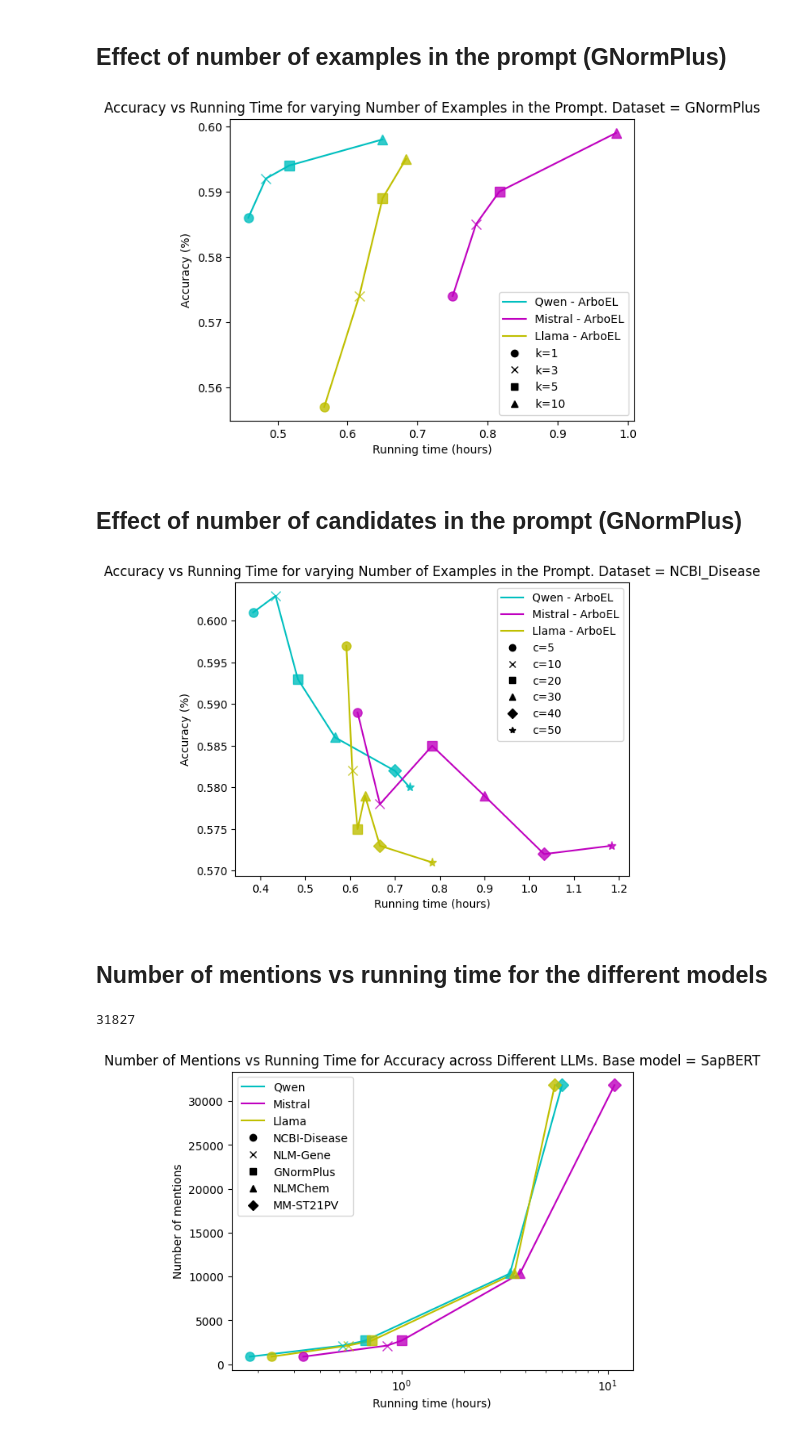
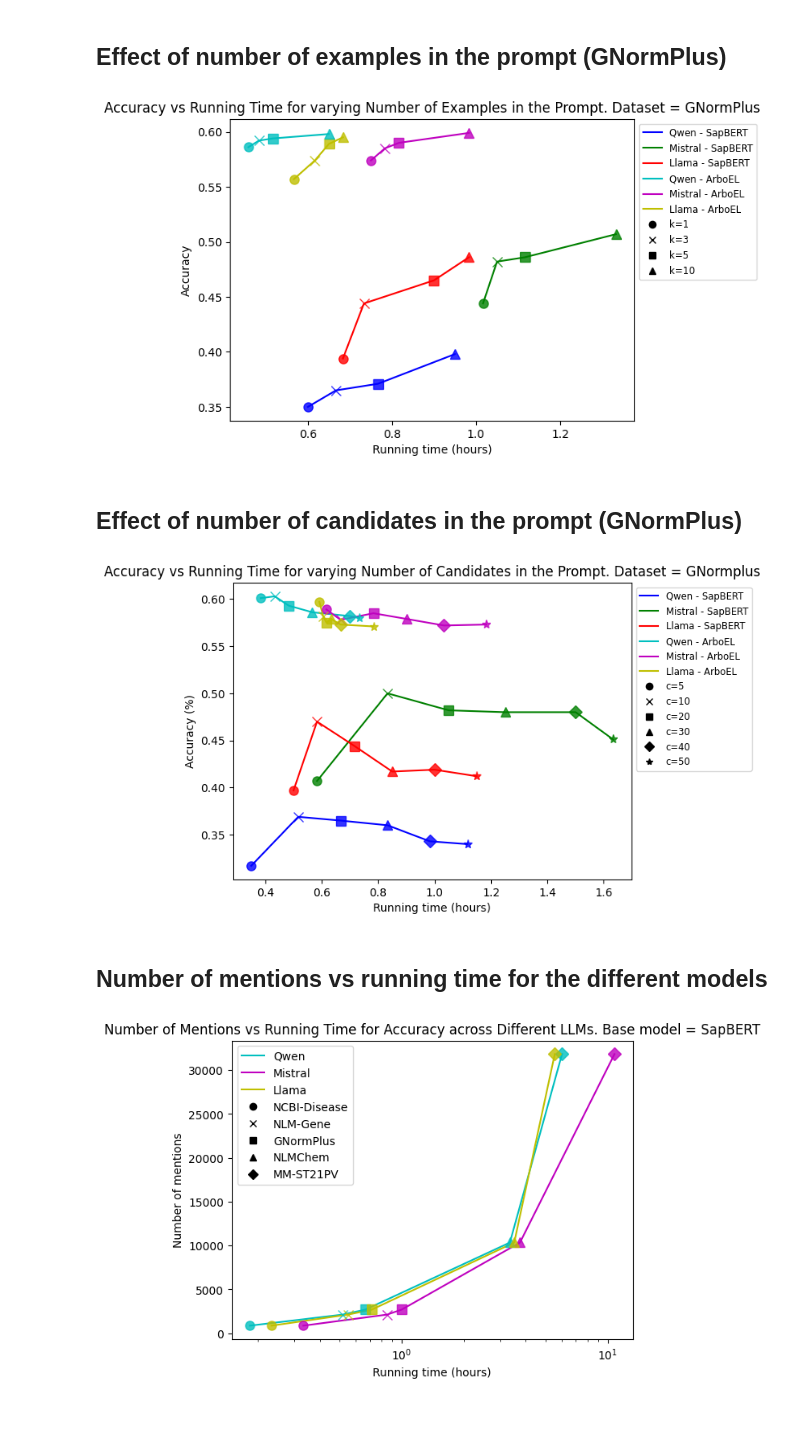
Before and after one commit to ChristopheYe/llm_disambiguator, a Jupyter notebook: src/LLM_disambiguator.ipynb, the cells around one changed output. Saved outputs shown, nothing was run; the diff lists cells and outputs as text; code cells hidden in the pictures.

Commit message:
add results

```diff
--- a/src/LLM_disambiguator.ipynb
+++ b/src/LLM_disambiguator.ipynb
@@ -126,3 +128,6 @@ len(ontology2.entities)
+# %%
+EL_model = "sapbert"
+# EL_model = "arboel"
 # %%
 # # Save the ontology
 # with gzip.open('/home/cye73/llm_disambiguator/experiments/ontology/medic_ontology.pkl.gz', 'wb') as f:
@@ -252,12 +257,13 @@ eval_strategies = ['basic']
 path_to_result = {f"{dataset_name}": {}}
 
 if EL_model == "arboel":
-    path_to_result[dataset_name][f"{EL_model}"] = f"candidates/{dataset_name}/{EL_model}_{dataset_name}.json"
+    path_to_result[dataset_name][EL_model] = f"candidates/{dataset_name}/{EL_model}_{dataset_name}.json"
 elif EL_model == "sapbert":
     if dataset_name == ("nlm_gene" or "gnormplus"):
+        print("here")
         path_to_result[dataset_name][EL_model] = f"candidates/{dataset_name}/{EL_model}_{dataset_name}_real2.json"
     else :
-        path_to_result[dataset_name][EL_model] = 'candidates/ncbi_disease/sapbert_ncbi_disease_real.json'
+        path_to_result[dataset_name][EL_model] = f"candidates/{dataset_name}/{EL_model}_{dataset_name}_real.json"
 evaluator = Evaluate(dataset_names=dataset_names,
                      model_names=model_names,
                      path_to_result=path_to_result,
@@ -1655,14 +1175,14 @@ plt.show()
 # %% [markdown]
 ## Effect of number of examples in the prompt (GNormPlus)
 # %%
-# llama_acc_sapbert = [0.782, 0.783, 0.784, 0.772]
-# llama_time_sapbert = [9/60, 12/60, 15/60, 20/60]
+llama_acc_sapbert = [0.394, 0.444, 0.465, 0.486]
+llama_time_sapbert = [41/60, 44/60, 54/60, 59/60]
 
-# mistral_acc_sapbert = [0.781, 0.782, 0.779, 0.782]
-# mistral_time_sapbert = [17/60, 20/60, 24/60, 33/60]
+mistral_acc_sapbert = [0.444, 0.482, 0.486, 0.507]
+mistral_time_sapbert = [1+1/60, 1+3/60, 1+7/60, 1+20/60]
 
-# qwen_acc_sapbert = [0.777, 0.789, 0.786, 0.766]
-# qwen_time_sapbert = [9/60, 11/60, 14/60, 20/60]
+qwen_acc_sapbert = [0.350, 0.365, 0.371, 0.398]
+qwen_time_sapbert = [36/60, 40/60, 46/60, 57/60]
 
 llama_acc_arboel = [0.557, 0.574, 0.589, 0.595]
 llama_time_arboel = [34/60, 37/60, 39/60, 41/60]
@@ -1682,9 +1202,9 @@ colors = ['b', 'g', 'r', 'c', 'm', 'y', 'k', 'orange', 'purple', 'brown']
 fig, ax = plt.subplots()
 
 # Plot entire curves to connect the points with lines
-# ax.plot(qwen_time_sapbert, qwen_acc_sapbert, color=colors[0], linestyle='-', label='Qwen - SapBERT')
-# ax.plot(mistral_time_sapbert, mistral_acc_sapbert, color=colors[1], linestyle='-', label='Mistral - SapBERT')
-# ax.plot(llama_time_sapbert, llama_acc_sapbert, color=colors[2], linestyle='-', label='Llama - SapBERT')
+ax.plot(qwen_time_sapbert, qwen_acc_sapbert, color=colors[0], linestyle='-', label='Qwen - SapBERT')
+ax.plot(mistral_time_sapbert, mistral_acc_sapbert, color=colors[1], linestyle='-', label='Mistral - SapBERT')
+ax.plot(llama_time_sapbert, llama_acc_sapbert, color=colors[2], linestyle='-', label='Llama - SapBERT')
 
 ax.plot(qwen_time_arboel, qwen_acc_arboel, color=colors[3], linestyle='-', label='Qwen - ArboEL')
 ax.plot(mistral_time_arboel, mistral_acc_arboel, color=colors[4], linestyle='-', label='Mistral - ArboEL')
@@ -1692,9 +1212,9 @@ ax.plot(llama_time_arboel, llama_acc_arboel, color=colors[5], linestyle='-', lab
 
 # Plot each point separately with shared markers for the same index across curves
 for i in range(len(qwen_time_sapbert)):
-    # ax.plot(qwen_time_sapbert[i], qwen_acc_sapbert[i], marker=markers[i], color=colors[0], linestyle='None', alpha=0.8, markersize=8)
-    # ax.plot(mistral_time_sapbert[i], mistral_acc_sapbert[i], marker=markers[i], color=colors[1], linestyle='None', alpha=0.8, markersize=8)
-    # ax.plot(llama_time_sapbert[i], llama_acc_sapbert[i], marker=markers[i], color=colors[2], linestyle='None', alpha=0.8, markersize=8)
+    ax.plot(qwen_time_sapbert[i], qwen_acc_sapbert[i], marker=markers[i], color=colors[0], linestyle='None', alpha=0.8, markersize=8)
+    ax.plot(mistral_time_sapbert[i], mistral_acc_sapbert[i], marker=markers[i], color=colors[1], linestyle='None', alpha=0.8, markersize=8)
+    ax.plot(llama_time_sapbert[i], llama_acc_sapbert[i], marker=markers[i], color=colors[2], linestyle='None', alpha=0.8, markersize=8)
     ax.plot(qwen_time_arboel[i], qwen_acc_arboel[i], marker=markers[i], color=colors[3], linestyle='None', alpha=0.8, markersize=8)
     ax.plot(mistral_time_arboel[i], mistral_acc_arboel[i], marker=markers[i], color=colors[4], linestyle='None', alpha=0.8, markersize=8)
     ax.plot(llama_time_arboel[i], llama_acc_arboel[i], marker=markers[i], color=colors[5], linestyle='None', alpha=0.8, markersize=8)
@@ -1705,27 +1225,27 @@ for i, meaning in enumerate(marker_meanings):
 
 # Adding labels and title
 ax.set_xlabel('Running time (hours)')
-ax.set_ylabel('Accuracy (%)')
+ax.set_ylabel('Accuracy')
 ax.set_title('Accuracy vs Running Time for varying Number of Examples in the Prompt. Dataset = GNormPlus')
 
 # Adding a legend
-ax.legend()
+ax.legend(loc='upper left', bbox_to_anchor=(1, 1), fontsize='small')
 
 # Display the plot
 plt.show()
 # %% [output]
-[figure, old version]
+[figure, new version]
 # %% [markdown]
 ## Effect of number of candidates in the prompt (GNormPlus)
 # %%
-# llama_acc_sapbert = [0.782, 0.783, 0.784, 0.772]
-# llama_time_sapbert = [9/60, 12/60, 15/60, 20/60]
+llama_acc_sapbert = [0.397, 0.470, 0.444, 0.417, 0.419, 0.412]
+llama_time_sapbert = [30/60, 35/60, 43/60, 51/60, 60/60, 1+9/60]
 
-# mistral_acc_sapbert = [0.781, 0.782, 0.779, 0.782]
-# mistral_time_sapbert = [17/60, 20/60, 24/60, 33/60]
+mistral_acc_sapbert = [0.407, 0.500, 0.482, 0.480, 0.480, 0.451]
+mistral_time_sapbert = [35/60, 50/60, 1+3/60, 1+15/60, 1+30/60, 1+38/60]
 
-# qwen_acc_sapbert = [0.777, 0.789, 0.786, 0.766]
-# qwen_time_sapbert = [9/60, 11/60, 14/60, 20/60]
+qwen_acc_sapbert = [0.317, 0.369, 0.365, 0.360, 0.343, 0.340]
+qwen_time_sapbert = [21/60, 31/60, 40/60, 50/60, 59/60, 1+7/60]
 
 llama_acc_arboel = [0.597, 0.582, 0.575, 0.579, 0.573, 0.571]
 llama_time_arboel = [35.5/60, 36.3/60, 37/60, 38/60, 40/60, 47/60]
@@ -1742,53 +1262,44 @@ marker_meanings = ['c=5', 'c=10', 'c=20', 'c=30', 'c=40', 'c=50']
 colors = ['b', 'g', 'r', 'c', 'm', 'y', 'k', 'orange', 'purple', 'brown']
 
 # Create figure and axes
 fig, ax = plt.subplots()
 
 # Plot entire curves to connect the points with lines
-# ax.plot(qwen_time_sapbert, qwen_acc_sapbert, color=colors[0], linestyle='-', label='Qwen - SapBERT')
-# ax.plot(mistral_time_sapbert, mistral_acc_sapbert, color=colors[1], linestyle='-', label='Mistral - SapBERT')
-# ax.plot(llama_time_sapbert, llama_acc_sapbert, color=colors[2], linestyle='-', label='Llama - SapBERT')
+ax.plot(qwen_time_sapbert, qwen_acc_sapbert, color=colors[0], linestyle='-', label='Qwen - SapBERT')
+ax.plot(mistral_time_sapbert, mistral_acc_sapbert, color=colors[1], linestyle='-', label='Mistral - SapBERT')
+ax.plot(llama_time_sapbert, llama_acc_sapbert, color=colors[2], linestyle='-', label='Llama - SapBERT')
 
 ax.plot(qwen_time_arboel, qwen_acc_arboel, color=colors[3], linestyle='-', label='Qwen - ArboEL')
 ax.plot(mistral_time_arboel, mistral_acc_arboel, color=colors[4], linestyle='-', label='Mistral - ArboEL')
 ax.plot(llama_time_arboel, llama_acc_arboel, color=colors[5], linestyle='-', label='Llama - ArboEL')
 
 # Plot each point separately with shared markers for the same index across curves
 for i in range(len(qwen_time_arboel)):
-    # ax.plot(qwen_time_sapbert[i], qwen_acc_sapbert[i], marker=markers[i], color=colors[0], linestyle='None', alpha=0.8, markersize=8)
-    # ax.plot(mistral_time_sapbert[i], mistral_acc_sapbert[i], marker=markers[i], color=colors[1], linestyle='None', alpha=0.8, markersize=8)
-    # ax.plot(llama_time_sapbert[i], llama_acc_sapbert[i], marker=markers[i], color=colors[2], linestyle='None', alpha=0.8, markersize=8)
+    ax.plot(qwen_time_sapbert[i], qwen_acc_sapbert[i], marker=markers[i], color=colors[0], linestyle='None', alpha=0.8, markersize=8)
+    ax.plot(mistral_time_sapbert[i], mistral_acc_sapbert[i], marker=markers[i], color=colors[1], linestyle='None', alpha=0.8, markersize=8)
+    ax.plot(llama_time_sapbert[i], llama_acc_sapbert[i], marker=markers[i], color=colors[2], linestyle='None', alpha=0.8, markersize=8)
     ax.plot(qwen_time_arboel[i], qwen_acc_arboel[i], marker=markers[i], color=colors[3], linestyle='None', alpha=0.8, markersize=8)
     ax.plot(mistral_time_arboel[i], mistral_acc_arboel[i], marker=markers[i], color=colors[4], linestyle='None', alpha=0.8, markersize=8)
     ax.plot(llama_time_arboel[i], llama_acc_arboel[i], marker=markers[i], color=colors[5], linestyle='None', alpha=0.8, markersize=8)
 
 # Add separate legend entries for each marker type
 for i, meaning in enumerate(marker_meanings):
     ax.plot([], [], marker=markers[i], color='black', linestyle='None', label=meaning)
 
 # Adding labels and title
 ax.set_xlabel('Running time (hours)')
 ax.set_ylabel('Accuracy (%)')
-ax.set_title('Accuracy vs Running Time for varying Number of Examples in the Prompt. Dataset = NCBI_Disease')
+ax.set_title('Accuracy vs Running Time for varying Number of Candidates in the Prompt. Dataset = GNormplus')
 
 # Adding a legend
-ax.legend()
+ax.legend(loc='upper left', bbox_to_anchor=(1, 1), fontsize='small')
 
 # Display the plot
 plt.show()
 # %% [output]
-[figure, old version]
+[figure, new version]
 # %% [markdown]
 ## Number of mentions vs running time for the different models
-# %%
-path = "data/medmentions_st21pv/sapbert/accuracy/Qwen2.5-7B-Instruct_k=3_cands=10_recall=False5_true_results.json"
-with open(
-    path, "r"
-) as f:
-    results = json.load(f)
-len(results)
-# %% [output]
-31827
 # %%
 X = [860, 2124, 2692, 10337, 31827] # Dataset size : Number of evaluated mentions
 
```
Also changed, not shown: parts of 53 cells of this notebook, 21 other files.
